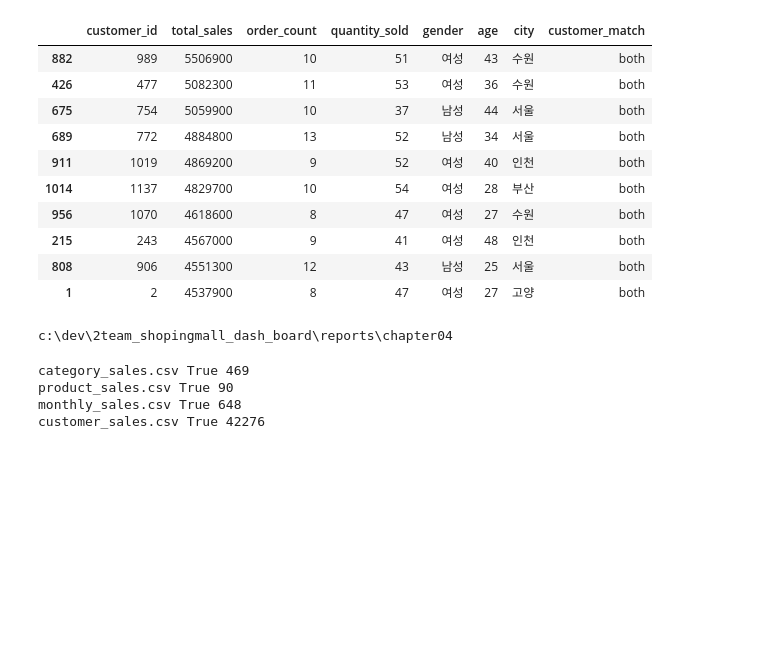
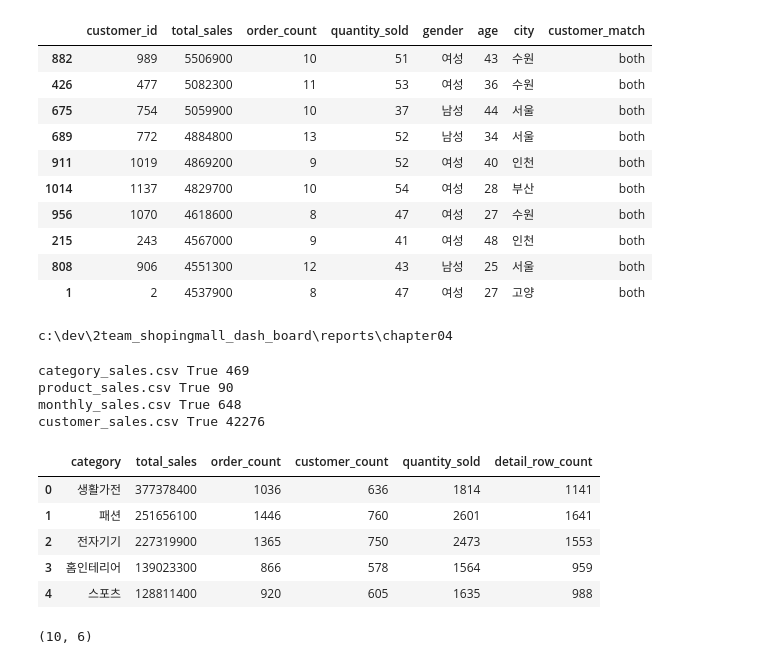
Before and after one commit to apll970502/2team_shopingmall_dash_board, a Jupyter notebook: notebooks/ch04_pandas_basic.ipynb, the cells around one changed output. Saved outputs shown, nothing was run; the diff lists cells and outputs as text; code cells hidden in the pictures; blank space fills up the shorter version.

```diff
--- a/notebooks/ch04_pandas_basic.ipynb
+++ b/notebooks/ch04_pandas_basic.ipynb
@@ -1069,3 +1069,18 @@ category_sales.csv True 469
 product_sales.csv True 90
 monthly_sales.csv True 648
 customer_sales.csv True 42276
+# %%
+#60. 저장 결과 다시 읽기
+saved_category_sales = pd.read_csv(
+    output_dir / "category_sales.csv"
+)
+display(saved_category_sales.head())
+print(saved_category_sales.shape)
+# %% [output]
+|  | category | total_sales | order_count | customer_count | quantity_sold | detail_row_count |
+| 0 | 생활가전 | 377378400 | 1036 | 636 | 1814 | 1141 |
+| 1 | 패션 | 251656100 | 1446 | 760 | 2601 | 1641 |
+| 2 | 전자기기 | 227319900 | 1365 | 750 | 2473 | 1553 |
+| 3 | 홈인테리어 | 139023300 | 866 | 578 | 1564 | 959 |
+| 4 | 스포츠 | 128811400 | 920 | 605 | 1635 | 988 |
+(10, 6)
```
Also changed, not shown: parts of 4 cells of this notebook.
